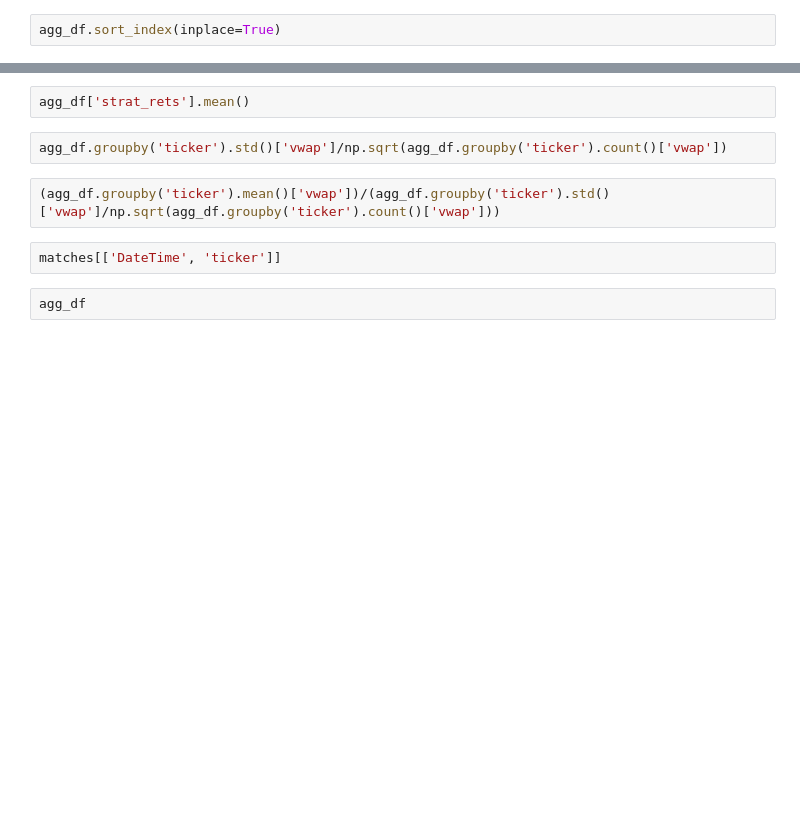
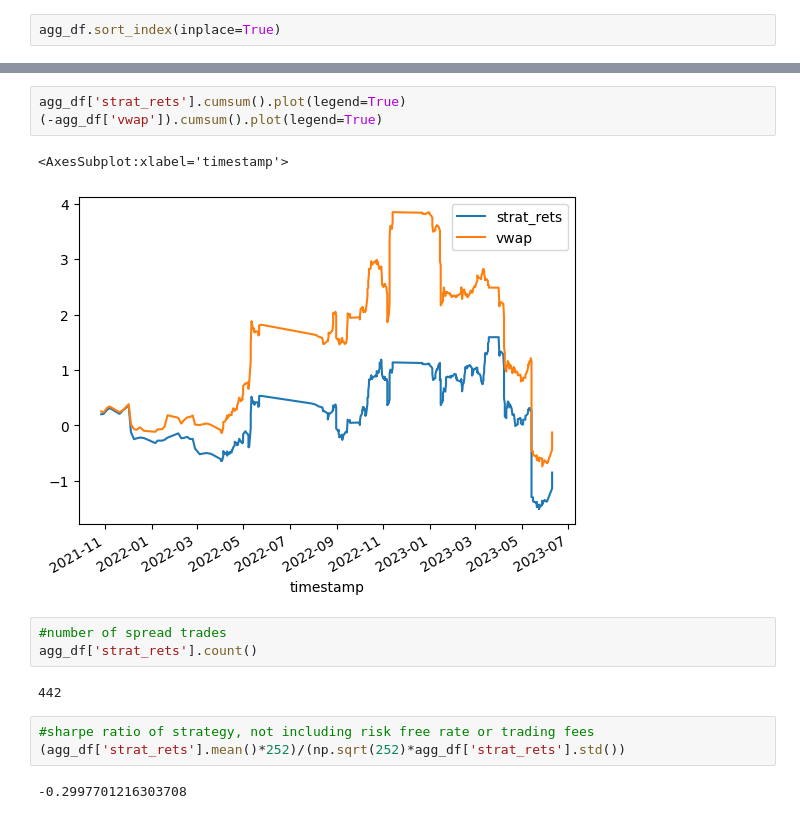
Before and after one commit to aronnyberg/quanty2, a Jupyter notebook: football_strat/football_test.ipynb, the cells around one changed output, grey strips where cells are left out. Cells and saved outputs as stored; diff of their text form; blank space fills up the shorter version.

```diff
--- a/football_strat/football_test.ipynb
+++ b/football_strat/football_test.ipynb
@@ -102,10 +84,16 @@ agg_df.groupby('ticker').mean()
-# %%
-agg_df['strat_rets'].mean()
-# %%
-agg_df.groupby('ticker').std()['vwap']/np.sqrt(agg_df.groupby('ticker').count()['vwap'])
-# %%
-(agg_df.groupby('ticker').mean()['vwap'])/(agg_df.groupby('ticker').std()['vwap']/np.sqrt(agg_df.groupby('ticker').count()['vwap']))
-# %%
-matches[['DateTime', 'ticker']]
-# %%
-agg_df
+# %%
+agg_df['strat_rets'].cumsum().plot(legend=True)
+(-agg_df['vwap']).cumsum().plot(legend=True)
+# %% [output]
+<AxesSubplot:xlabel='timestamp'>
+[figure, added]
+# %%
+#number of spread trades
+agg_df['strat_rets'].count()
+# %% [output]
+442
+# %%
+#sharpe ratio of strategy, not including risk free rate or trading fees
+(agg_df['strat_rets'].mean()*252)/(np.sqrt(252)*agg_df['strat_rets'].std())
+# %% [output]
+-0.2997701216303708
```
Also changed, not shown: parts of 16 cells of this notebook, 3 other files.
